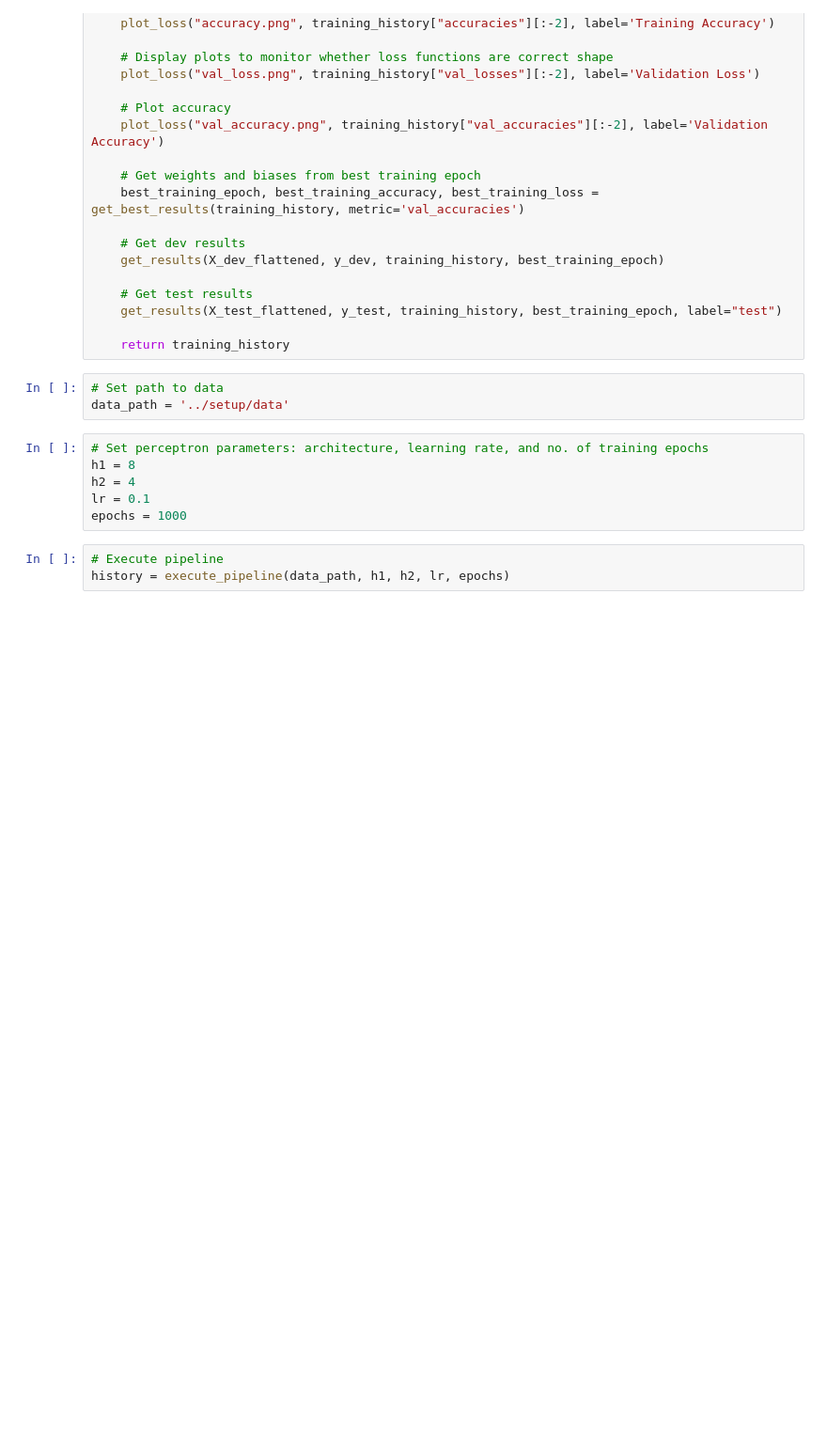
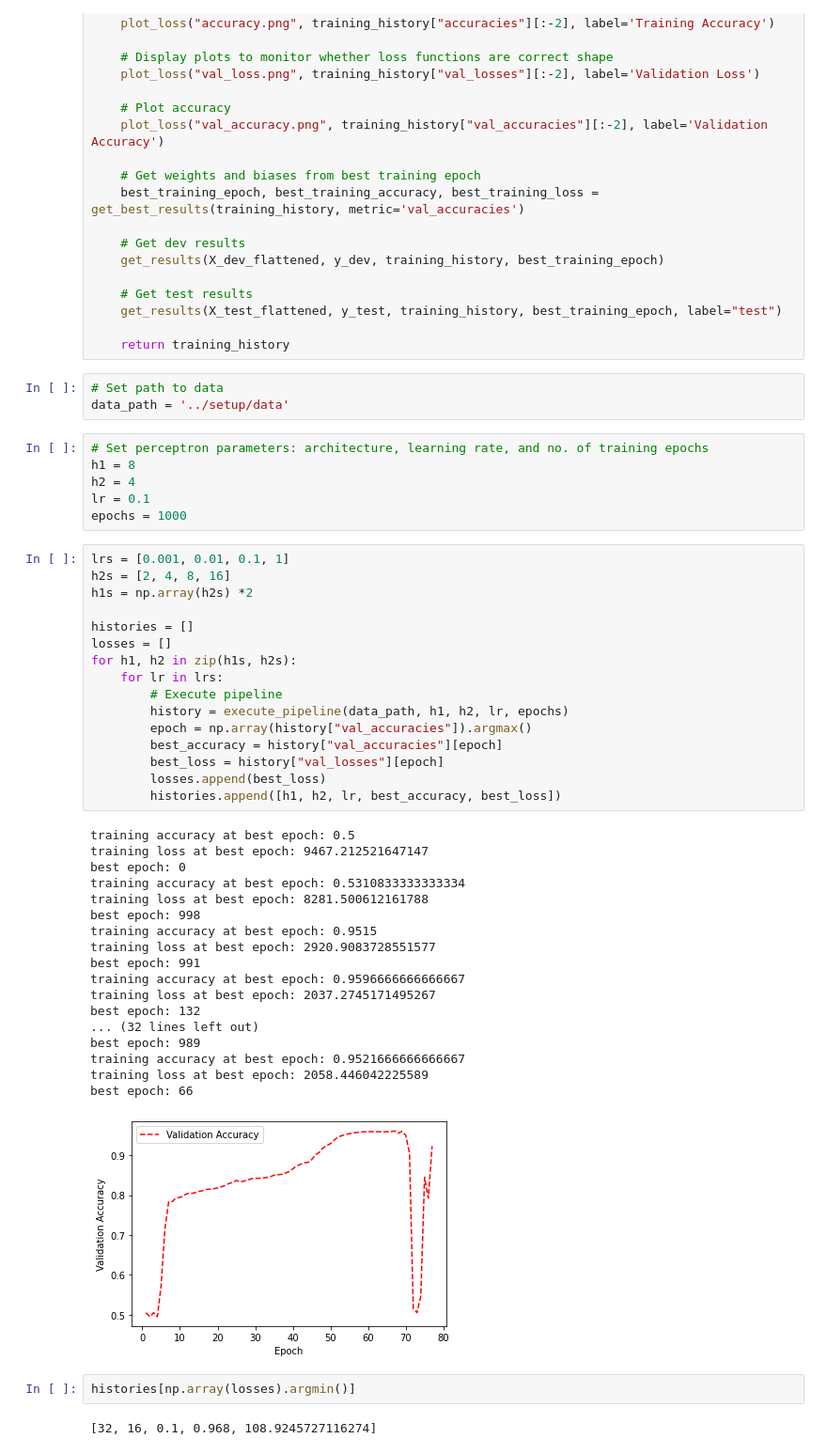
Before and after one commit to akshatgoel92/vanilla-perceptron, a Jupyter notebook: src/03_three_layer_mlp.ipynb, the cells around one changed output. Shown at 94% size. Saved outputs shown, nothing was run; the diff lists cells and outputs as text; blank space fills up the shorter version.

```diff
--- a/src/03_three_layer_mlp.ipynb
+++ b/src/03_three_layer_mlp.ipynb
@@ -501,6 +501,42 @@ h1 = 8
 h2 = 4
 lr = 0.1
 epochs = 1000
-# %%
-# Execute pipeline
-history = execute_pipeline(data_path, h1, h2, lr, epochs)
+# %%
+lrs = [0.001, 0.01, 0.1, 1]
+h2s = [2, 4, 8, 16]
+h1s = np.array(h2s) *2
+
+histories = []
+losses = []
+for h1, h2 in zip(h1s, h2s):
+    for lr in lrs:
+        # Execute pipeline
+        history = execute_pipeline(data_path, h1, h2, lr, epochs)
+        epoch = np.array(history["val_accuracies"]).argmax()
+        best_accuracy = history["val_accuracies"][epoch]
+        best_loss = history["val_losses"][epoch]
+        losses.append(best_loss)
+        histories.append([h1, h2, lr, best_accuracy, best_loss])
+# %% [output]
+training accuracy at best epoch: 0.5
+training loss at best epoch: 9467.212521647147
+best epoch: 0
+training accuracy at best epoch: 0.5310833333333334
+training loss at best epoch: 8281.500612161788
+best epoch: 998
+training accuracy at best epoch: 0.9515
+training loss at best epoch: 2920.9083728551577
+best epoch: 991
+training accuracy at best epoch: 0.9596666666666667
+training loss at best epoch: 2037.2745171495267
+best epoch: 132
+... (32 lines left out)
+best epoch: 989
+training accuracy at best epoch: 0.9521666666666667
+training loss at best epoch: 2058.446042225589
+best epoch: 66
+[figure, added]
+# %%
+histories[np.array(losses).argmin()]
+# %% [output]
+[32, 16, 0.1, 0.968, 108.9245727116274]
```
Also changed, not shown: parts of 5 cells of this notebook.
